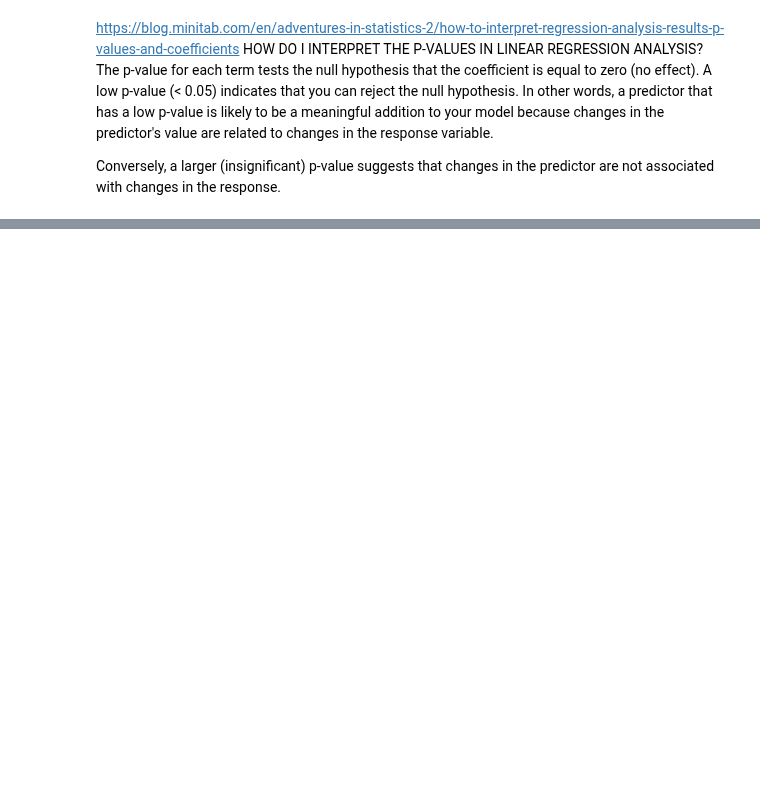
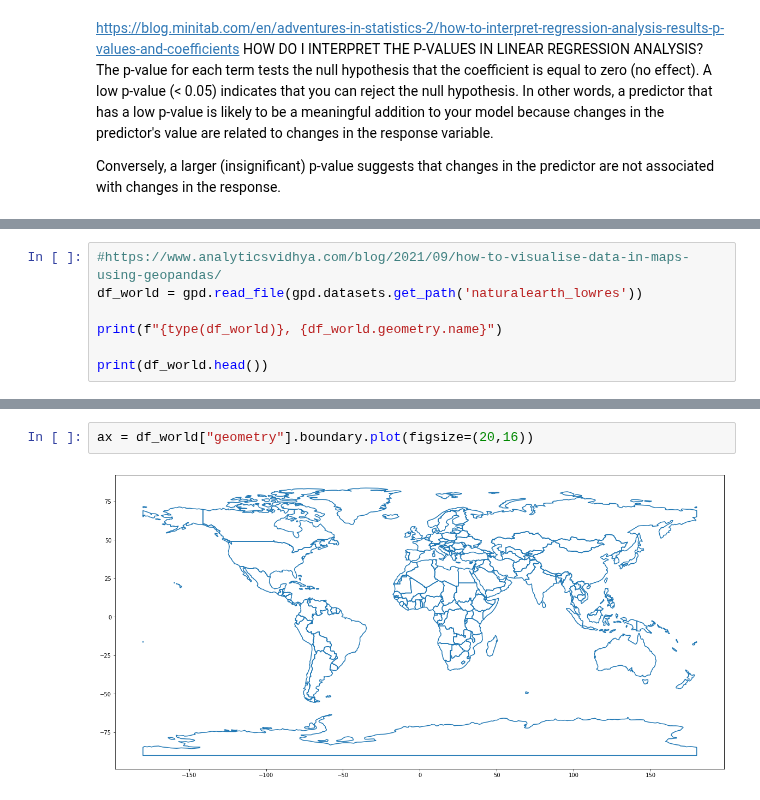
Before and after one commit to saumyasucharita/Agriculture-Data-Analysis, a Jupyter notebook: Multi-variate time series regression.ipynb, the cells around one changed output, grey strips where cells are left out. Drawn from its saved outputs; the diff is of its cells as text; blank space fills up the shorter version.

```diff
--- a/Multi-variate time series regression.ipynb
+++ b/Multi-variate time series regression.ipynb
@@ -145,0 +154,7 @@ rel_data
+# %%
+#https://www.analyticsvidhya.com/blog/2021/09/how-to-visualise-data-in-maps-using-geopandas/
+df_world = gpd.read_file(gpd.datasets.get_path('naturalearth_lowres'))
+
+print(f"{type(df_world)}, {df_world.geometry.name}")
+
+print(df_world.head())
@@ -145,0 +188,4 @@ rel_data
+# %%
+ax = df_world["geometry"].boundary.plot(figsize=(20,16))
+# %% [output]
+[figure, added]
```
Also changed, not shown: parts of 8 cells of this notebook.
